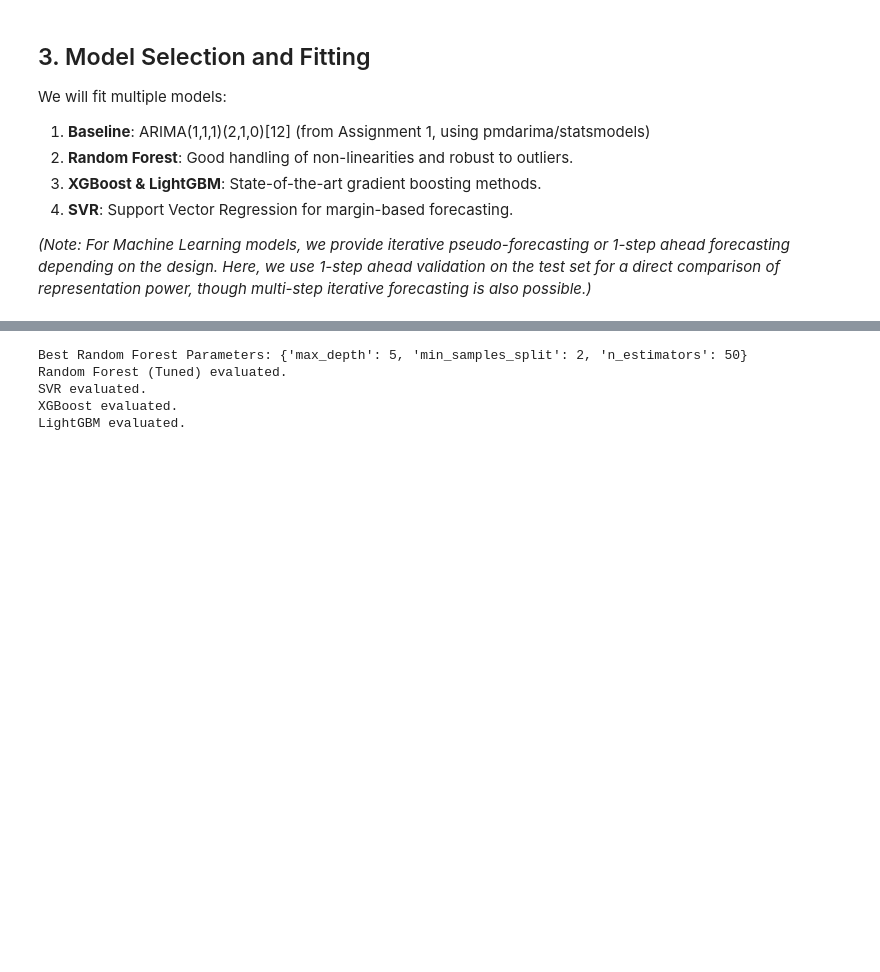
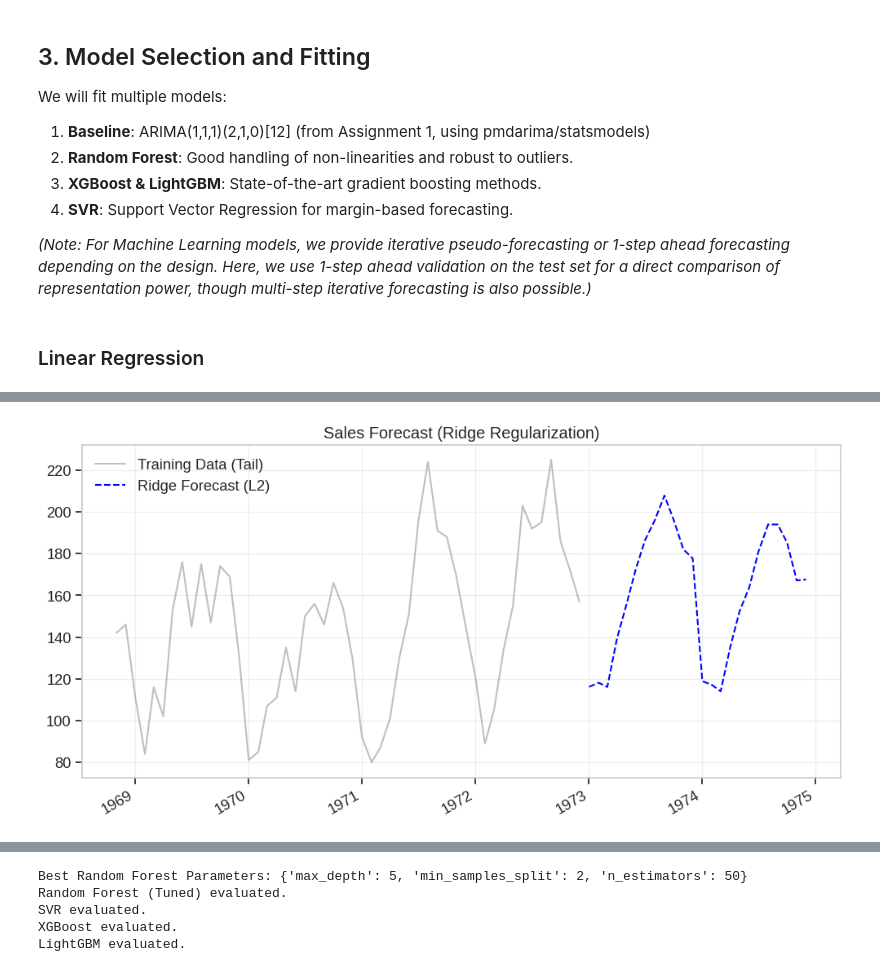
Before and after one commit to Iker-Jauregui/TS_Assignment_2, a Jupyter notebook: Assignment_2_Mel.ipynb, the cells around one changed output, grey strips where cells are left out. Drawn from its saved outputs; the diff is of its cells as text; code cells hidden in the pictures; blank space fills up the shorter version.

```diff
--- a/Assignment_2_Mel.ipynb
+++ b/Assignment_2_Mel.ipynb
@@ -247,10 +355,69 @@ predictions_log = {}
-# %%
-# 3.1 Baseline: ARIMA
-# We fit the ARIMA model on the non-shifted log series directly
-train_series = df['deads_log'].iloc[:-test_size].dropna()
-
-arima_model = pm.ARIMA(order=(1,1,1), seasonal_order=(2,1,0,12), suppress_warnings=True)
-arima_model.fit(train_series)
-
-# Predict the next 24 steps
-predictions_log['ARIMA Baseline'] = arima_model.predict(n_periods=test_size).values
+# %% [markdown]
+### Linear Regression
+# %%
+# 1. Outer Split: Separate the 'Final Exam' (Test Set)
+# We use the rest for Tuning (Train + Validation)
+steps_test = len(test)
+actual_mae = np.inf
+
+for lags in [6, 12, 24]:
+    # 2. Define the Pipeline and Forecaster
+    pipe = make_pipeline(StandardScaler(), Ridge())
+    forecaster = ForecasterRecursive(regressor=pipe, lags=lags)
+
+    # 3. Define the Search Grid (Logarithmic Scale)
+    # This creates 10 values from 10^-3 (0.001) to 10^3 (1000)
+    param_grid = {
+        'ridge__alpha': np.logspace(-3, 3, 10)
+    }
+
+    # 4. Define Cross-Validation Strategy with TimeSeriesFold
+    cv = TimeSeriesFold(
+        steps              = steps_test, # Forecasting horizon for validation
+        initial_train_size = len(y_train) - 36, # Sub-train size
+        fold_stride        = 12, # steps the sliding window moves forward (by default = steps)
+        refit              = True, # Refit model at each fold (=False: no refit; =3: more efficient refit each 3 steps)
+        fixed_train_size   = False,              # Expanding window
+        gap                = 0,                  # No gap between train and test
+        allow_incomplete_fold = True
+    )
+
+    # 5. Run Grid Search with Backtesting
+    results_grid = grid_search_forecaster(
+        forecaster    = forecaster,
+        y             = y_train,
+        exog          = X_train,
+        param_grid    = param_grid,
+        cv            = cv,
+        metric        = ['mean_squared_error', 'mean_absolute_error', 'mean_absolute_percentage_error'],
+        return_best   = True, # Keeps the best model in the forecaster object
+        n_jobs        = 'auto', #parallel evaluation if more cores ar available
+        verbose       = False,
+        show_progress = True
+    )
+
+    print(f"Validation MAE: {results_grid.iloc[0].mean_absolute_error}")
+
+    if results_grid.iloc[0].mean_absolute_error < actual_mae:
+        actual_mae = results_grid.iloc[0].mean_absolute_error
+        print(f"Best Lags value encountered: {lags}")
+        print("Grid Search Results (Top 3):")
+        print(results_grid.head(3))
+        print(f"Best lambda value: {results_grid.iloc[0].ridge__alpha}")
+
+        # 5. Final Prediction on Test Set
+        # Since refit=True, 'forecaster' now holds the best alpha and is trained on y_train
+        predictions = forecaster.predict(steps=24, exog=X_test)
+        predictions_log["Ridge"] = predictions.values
+
+        # 6. Visualization
+        fig, ax = plt.subplots(figsize=(12, 6))
+        data_tail = y_train.tail(50)
+        ax.plot(data_tail.index.to_pydatetime(), data_tail.values, label='Training Data (Tail)', color='gray', alpha=0.5)
+        predictions.plot(ax=ax, label='Ridge Forecast (L2)', color='blue', linestyle='--')
+
+        ax.set_title("Sales Forecast (Ridge Regularization)")
+        ax.legend()
+        plt.grid(True, alpha=0.3)
+        plt.show()
+# %% [output]
@@ -256,0 +441 @@ predictions_log['ARIMA Baseline'] = arima_model.predict(n_periods=test_size).val
+[figure, added]
```
Also changed, not shown: parts of 22 cells of this notebook.
